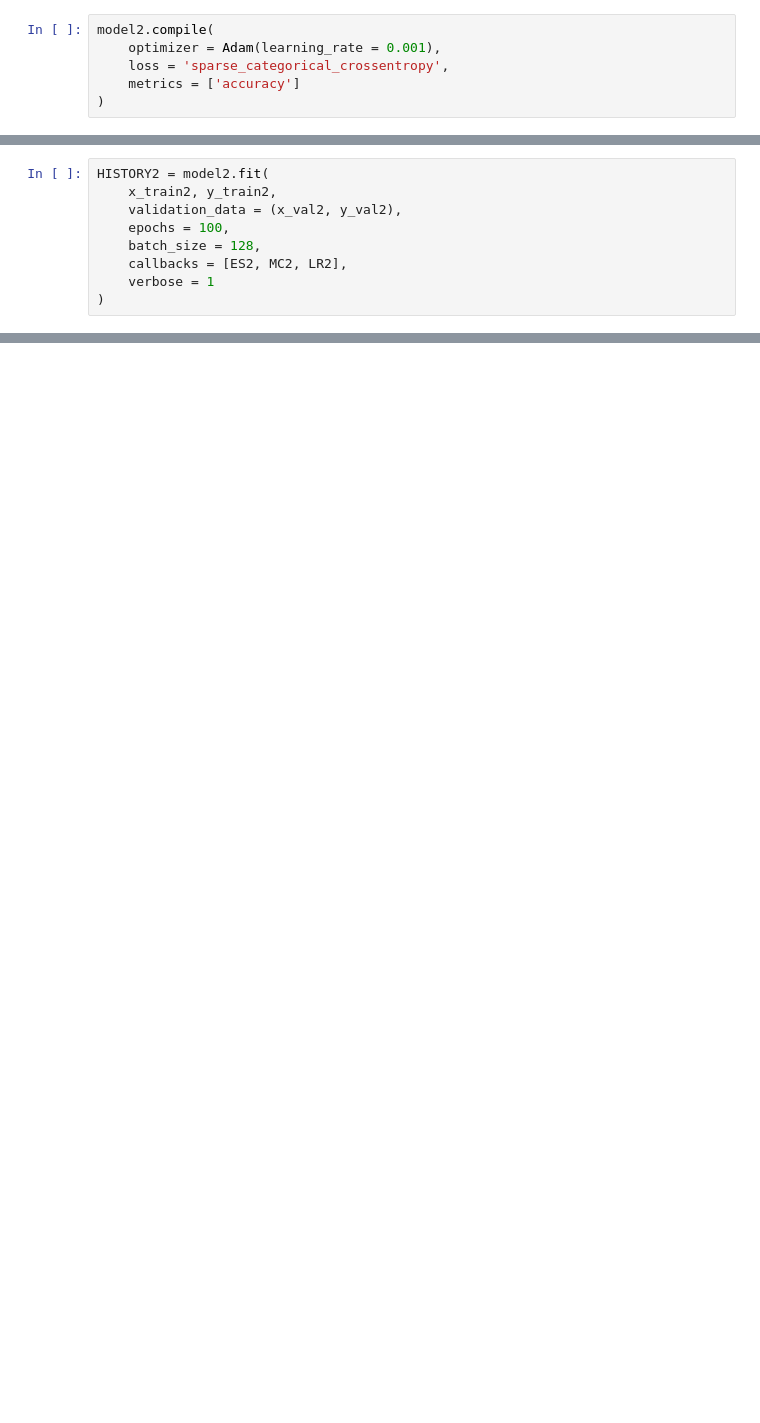
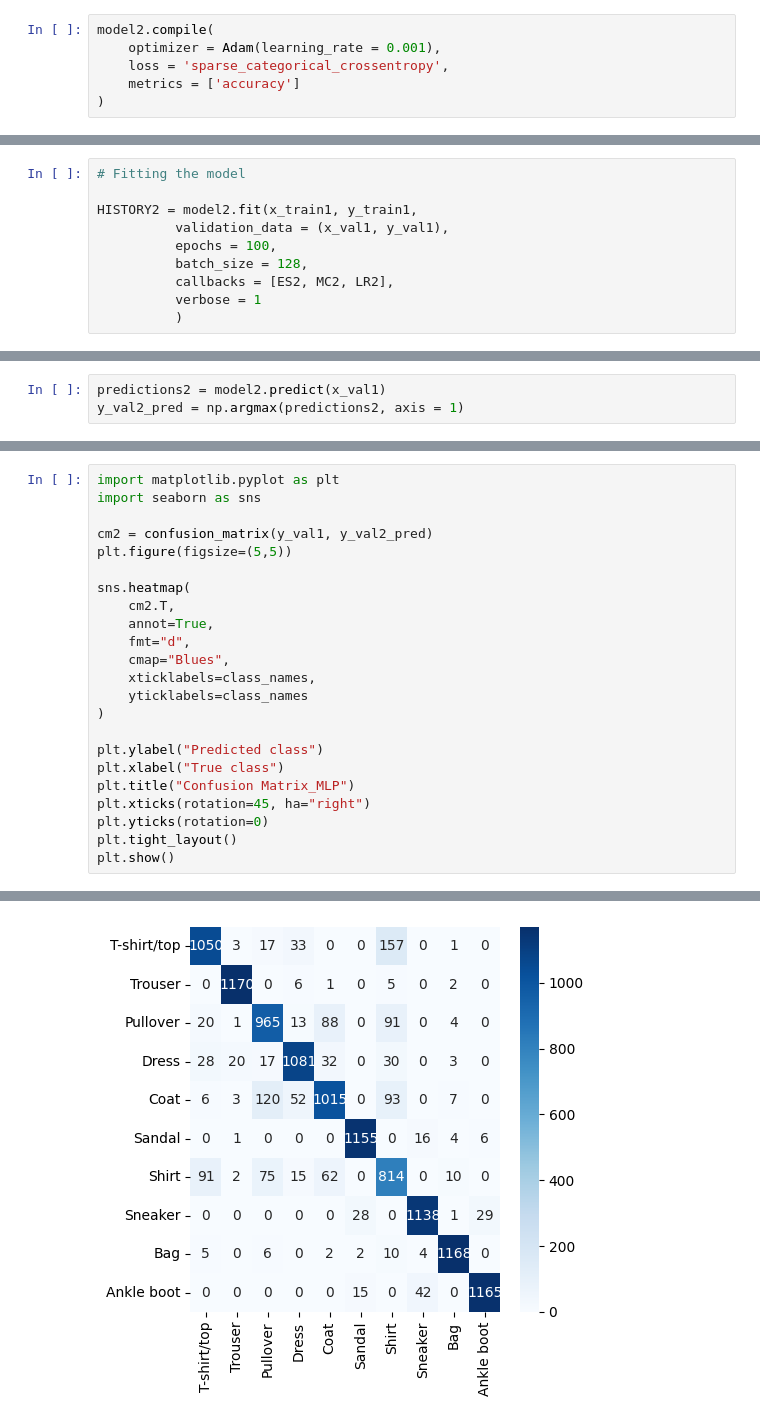
Before and after one commit to kuroshkarimi/Machine-Learning-and-Data-Analysis, a Jupyter notebook: Deep_Learning/Fashion_MNIST.ipynb, the cells around one changed output, grey strips where cells are left out. Drawn from its saved outputs; the diff is of its cells as text; blank space fills up the shorter version.

```diff
--- a/Deep_Learning/Fashion_MNIST.ipynb
+++ b/Deep_Learning/Fashion_MNIST.ipynb
@@ -319,13 +292,14 @@ LR2 = ReduceLROnPlateau(
     factor = 0.5
 )
 # %%
-HISTORY2 = model2.fit(
-    x_train2, y_train2,
-    validation_data = (x_val2, y_val2),
-    epochs = 100,
-    batch_size = 128,
-    callbacks = [ES2, MC2, LR2],
-    verbose = 1
-)
+# Fitting the model
+
+HISTORY2 = model2.fit(x_train1, y_train1,
+          validation_data = (x_val1, y_val1),
+          epochs = 100,
+          batch_size = 128,
+          callbacks = [ES2, MC2, LR2],
+          verbose = 1
+          )
 # %% [output]
 Epoch 1/100
@@ -347,0 +330,3 @@ Epoch 71/100
+# %%
+predictions2 = model2.predict(x_val1)
+y_val2_pred = np.argmax(predictions2, axis = 1)
@@ -353,0 +511,24 @@ plt.grid()
+# %%
+import matplotlib.pyplot as plt
+import seaborn as sns
+
+cm2 = confusion_matrix(y_val1, y_val2_pred)
+plt.figure(figsize=(5,5))
+
+sns.heatmap(
+    cm2.T,
+    annot=True,
+    fmt="d",
+    cmap="Blues",
+    xticklabels=class_names,
+    yticklabels=class_names
+)
+
+plt.ylabel("Predicted class")
+plt.xlabel("True class")
+plt.title("Confusion Matrix_MLP")
+plt.xticks(rotation=45, ha="right")
+plt.yticks(rotation=0)
+plt.tight_layout()
+plt.show()
+# %% [output]
@@ -353,0 +536 @@ plt.grid()
+[figure, added]
```
Also changed, not shown: parts of 43 cells of this notebook.
